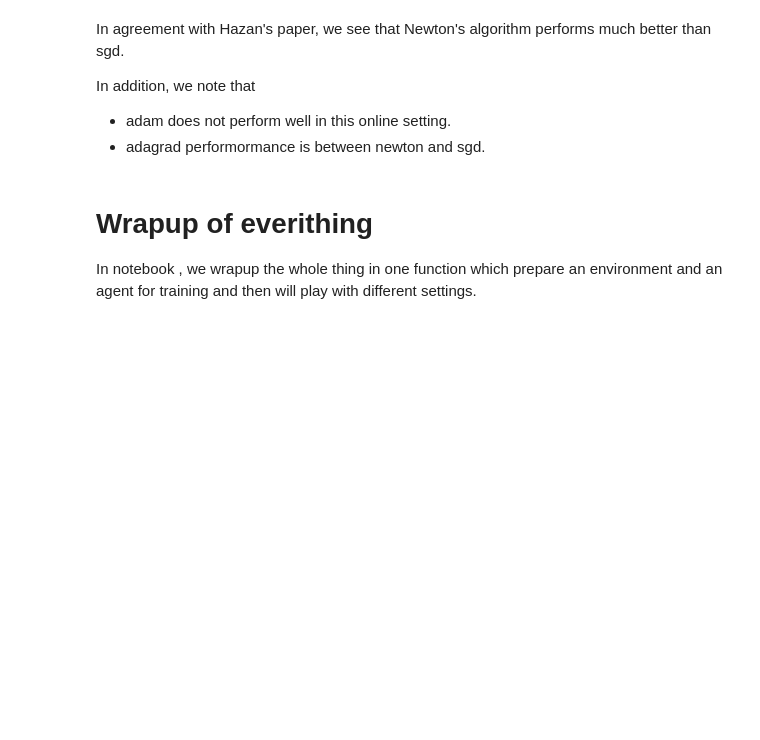
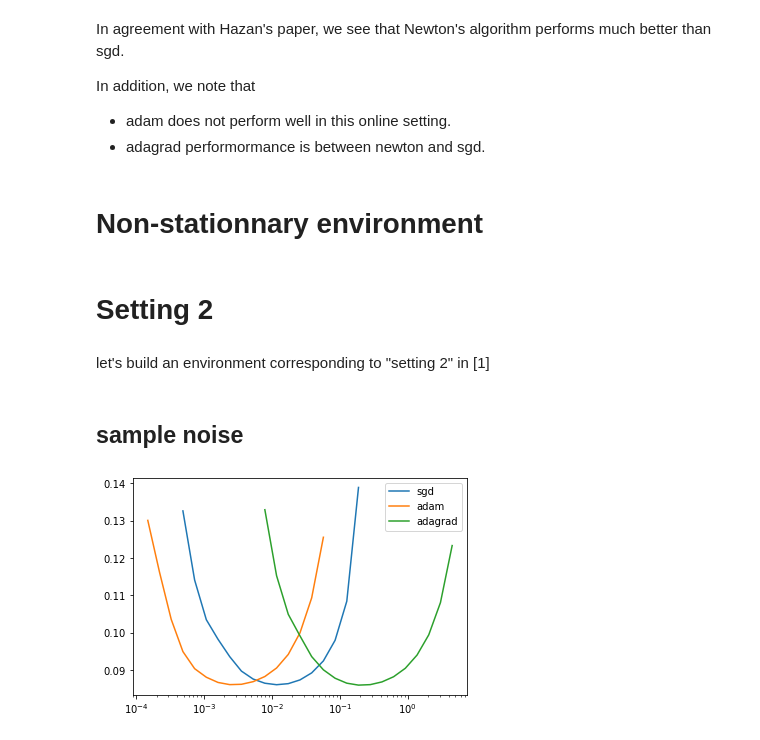
Before and after one commit to eserie/wax-ml, a Jupyter notebook: docs/notebooks/07-SNARIMAX.ipynb, the cells around one changed output. Saved outputs shown, nothing was run; the diff lists cells and outputs as text; code cells hidden in the pictures; blank space fills up the shorter version.

Commit message:
add other settings

```diff
--- a/docs/notebooks/07-SNARIMAX.ipynb
+++ b/docs/notebooks/07-SNARIMAX.ipynb
@@ -698,7 +755,42 @@ In agreement with Hazan's paper, we see that Newton's algorithm performs much be
 In addition, we note that
 - adam does not perform well in this online setting.
 - adagrad performormance is between newton and sgd.
-# %% [markdown]
-# Wrapup of everithing
-
-In notebook [](), we wrapup the whole thing in one function which prepare an environment and an agent for training and then will play with different settings.
+# %% [markdown]
+# Non-stationnary environment
+# %%
+def scan_hparams_first_order():
+
+    STEP_SIZE_idx = pd.Index(onp.logspace(-4, 1, 30), name="step_size")
+    STEP_SIZE = jax.device_put(STEP_SIZE_idx.values)
+    OPTIMIZERS = [optax.sgd, optax.adam, optax.adagrad]
+
+    res = {}
+    for optimizer in tqdm(OPTIMIZERS):
+
+        def gym_loop_scan_hparams(eps):
+            def scan_params(step_size):
+                return GymFeedback(build_agent(opt=optimizer(step_size)), env)(eps)
+
+            res = VMap(scan_params)(STEP_SIZE)
+            return res
+
+        sim = unroll_transform_with_state(add_batch(gym_loop_scan_hparams))
+
+        params, state = sim.init(rng, eps)
+        _res, state = sim.apply(params, state, rng, eps)
+        res[optimizer.__name__] = _res
+
+    ax = None
+    BEST_STEP_SIZE = {}
+    BEST_GYM = {}
+    for name, (gym, info) in res.items():
+
+        loss = pd.DataFrame(-gym.reward, columns=STEP_SIZE).iloc[-5000:].mean()
+
+        BEST_STEP_SIZE[name] = loss.idxmin()
+        best_idx = loss.reset_index(drop=True).idxmin()
+        BEST_GYM[name] = jax.tree_map(lambda x: x[:, best_idx], gym)
+
+        ax = loss[loss < 0.15].plot(logx=True, logy=False, ax=ax, label=name)
+    plt.legend()
+    return BEST_STEP_SIZE, BEST_GYM
@@ -704,0 +840,4 @@ In notebook [](), we wrapup the whole thing in one function which prepare an env
+# %% [markdown]
+# Setting 2
+# %% [markdown]
+let's build an environment corresponding to "setting 2" in [1]
@@ -704,0 +869,2 @@ In notebook [](), we wrapup the whole thing in one function which prepare an env
+# %% [markdown]
+## sample noise
@@ -704,0 +877,4 @@ In notebook [](), we wrapup the whole thing in one function which prepare an env
+# %%
+BEST_STEP_SIZE, BEST_GYM = scan_hparams_first_order()
+# %% [output]
+[figure, added]
```
Also changed, not shown: parts of 60 cells of this notebook, 2 other files.
